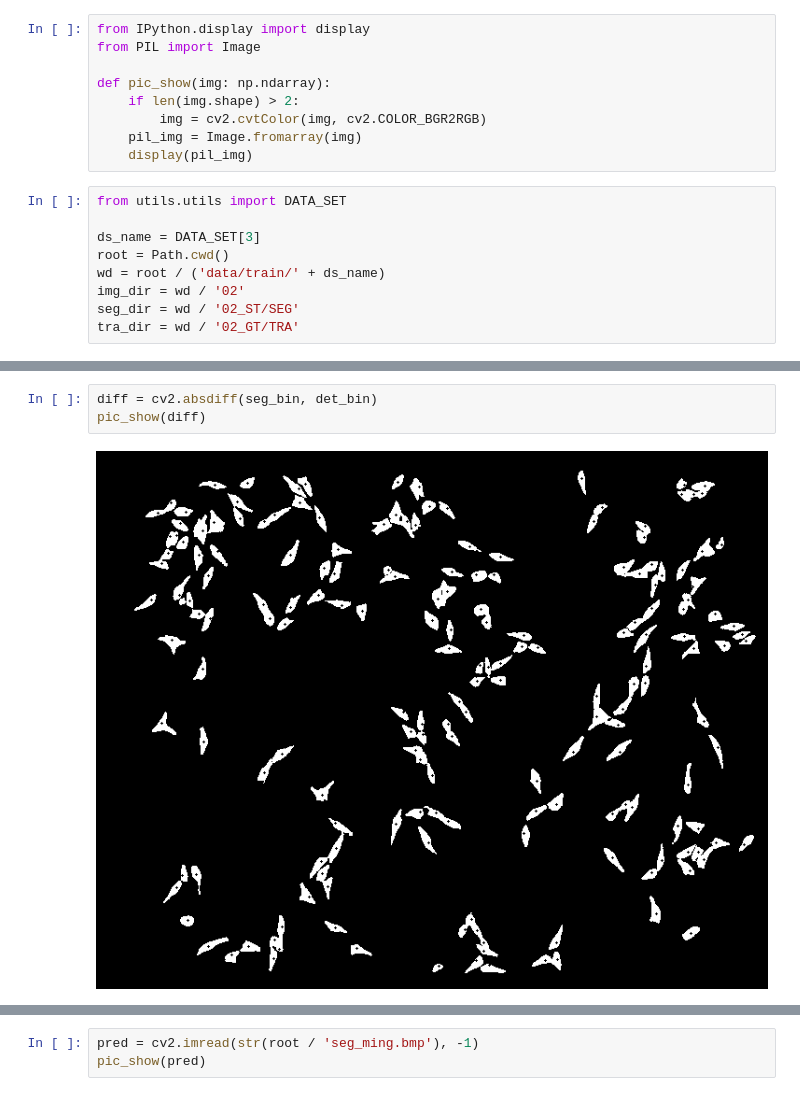
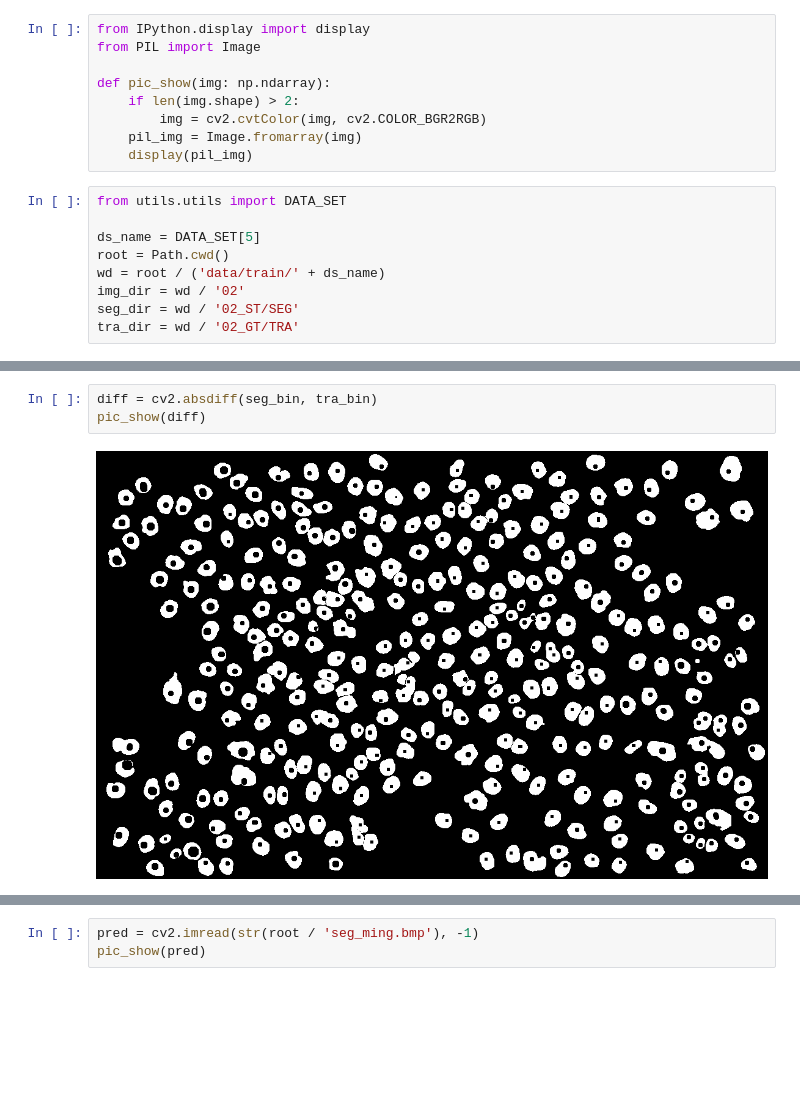
Before and after one commit to ZmingShao/MingNet, a Jupyter notebook: view.ipynb, the cells around one changed output, grey strips where cells are left out. Saved outputs shown, nothing was run; the diff lists cells and outputs as text; blank space fills up the shorter version.

```diff
--- a/view.ipynb
+++ b/view.ipynb
@@ -18,7 +18,7 @@ def pic_show(img: np.ndarray):
 # %%
 from utils.utils import DATA_SET
 
-ds_name = DATA_SET[3]
+ds_name = DATA_SET[5]
 root = Path.cwd()
 wd = root / ('data/train/' + ds_name)
 img_dir = wd / '02'
@@ -90,8 +90,8 @@ pic_show(det_bin)
 # %%
-diff = cv2.absdiff(seg_bin, det_bin)
+diff = cv2.absdiff(seg_bin, tra_bin)
 pic_show(diff)
 # %% [output]
-[figure, old version]
+[figure, new version]
 # %%
 cnts, hier = cv2.findContours(diff, cv2.RETR_CCOMP, cv2.CHAIN_APPROX_SIMPLE)
 res = np.zeros_like(diff)
```
Also changed, not shown: parts of 9 cells of this notebook, 1 other file.
